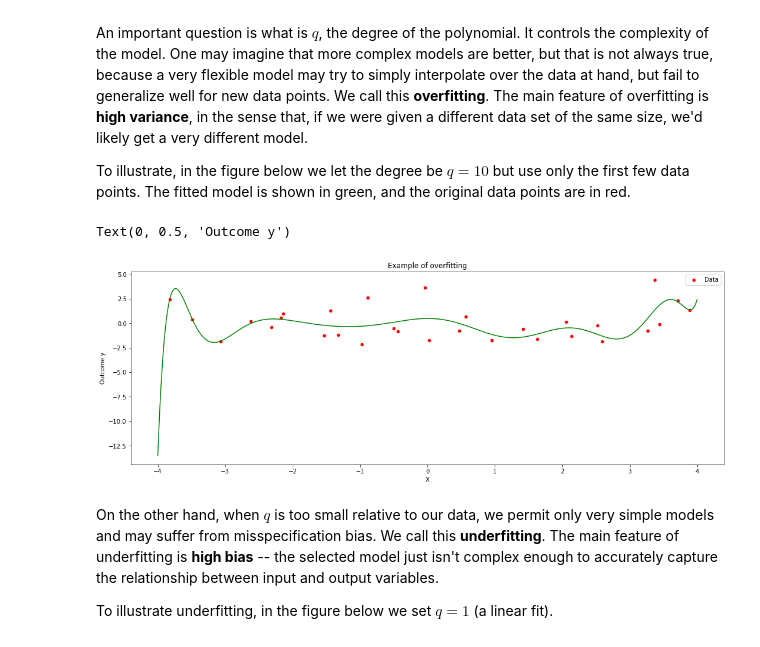
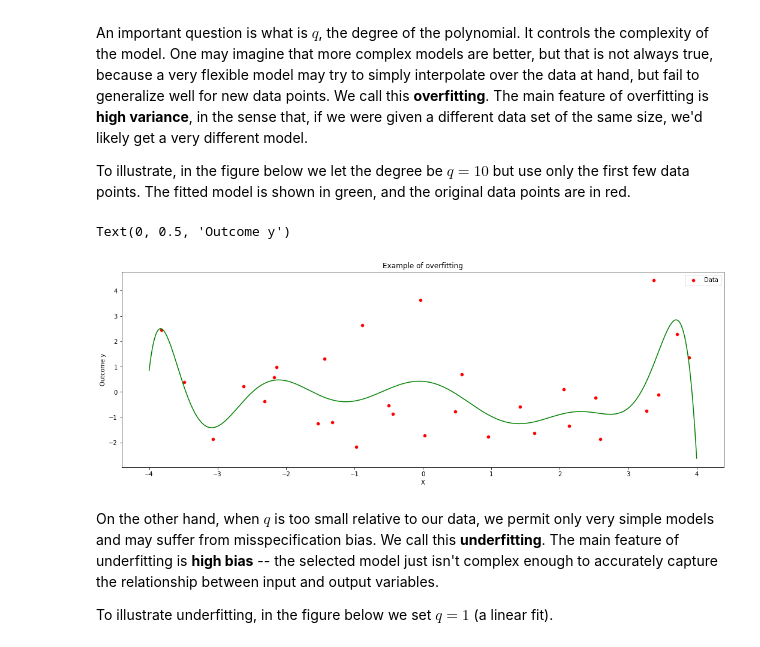
Before and after one commit to alexanderquispe/ml_book, a Jupyter notebook: Untitled-1.ipynb, the cells around one changed output. Drawn from its saved outputs; the diff is of its cells as text; code cells hidden in the pictures.

```diff
--- a/Untitled-1.ipynb
+++ b/Untitled-1.ipynb
@@ -77,36 +77,36 @@ X = data.loc[:,'x'].values.reshape(-1, 1)
 Y = data.loc[:,'y'].values.reshape(-1, 1)
 
 
 subset = np.arange(0,30)
 
 from sklearn.linear_model import LinearRegression
 from sklearn.preprocessing import PolynomialFeatures
 
 
-poly = PolynomialFeatures(degree = 14)
+poly = PolynomialFeatures(degree = 10)
 X_poly = poly.fit_transform(X)
 
 poly.fit(X_poly, Y)
 lin2 = LinearRegression()
 lin2.fit(X_poly[0:30], Y[0:30])
 
 x = data['x']
 xgrid = np.linspace(min(x),max(x), 1000)
 
 new_data = pd.DataFrame(xgrid, columns=['x'])
 
 yhat = lin2.predict(poly.fit_transform(new_data))
 
 # Visualising the Polynomial Regression results
 plt.figure(figsize=(18,6))
 sns.scatterplot(data.loc[subset,'x'],data.loc[subset,'y'], color = 'red', label = 'Data')
-plt.plot(xgrid, yhat, color = 'green')
+plt.plot(xgrid, yhat, color = 'green', label = 'Estimate')
 plt.title('Example of overfitting')
 plt.xlabel('X')
 plt.ylabel('Outcome y')
 # %% [output]
 Text(0, 0.5, 'Outcome y')
-[figure, old version]
+[figure, new version]
 # %% [markdown]
 On the other hand, when $q$ is too small relative to our data, we permit only very simple models and may suffer from misspecification bias. We call this **underfitting**. The main feature of underfitting is **high bias** -- the selected model just isn't complex enough to accurately capture the relationship between input and output variables.
 
```
Also changed, not shown: parts of 2 cells of this notebook.
